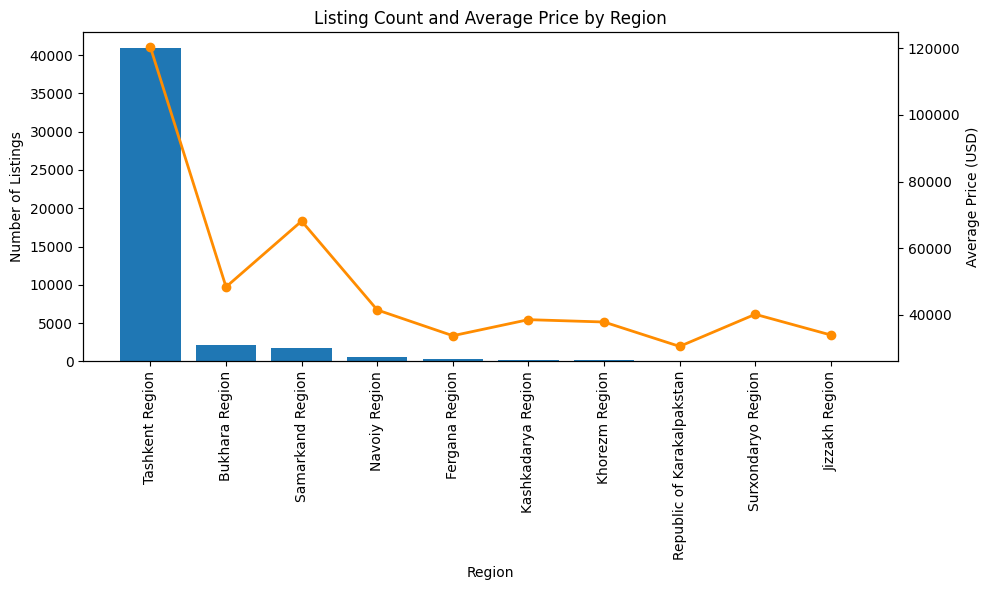
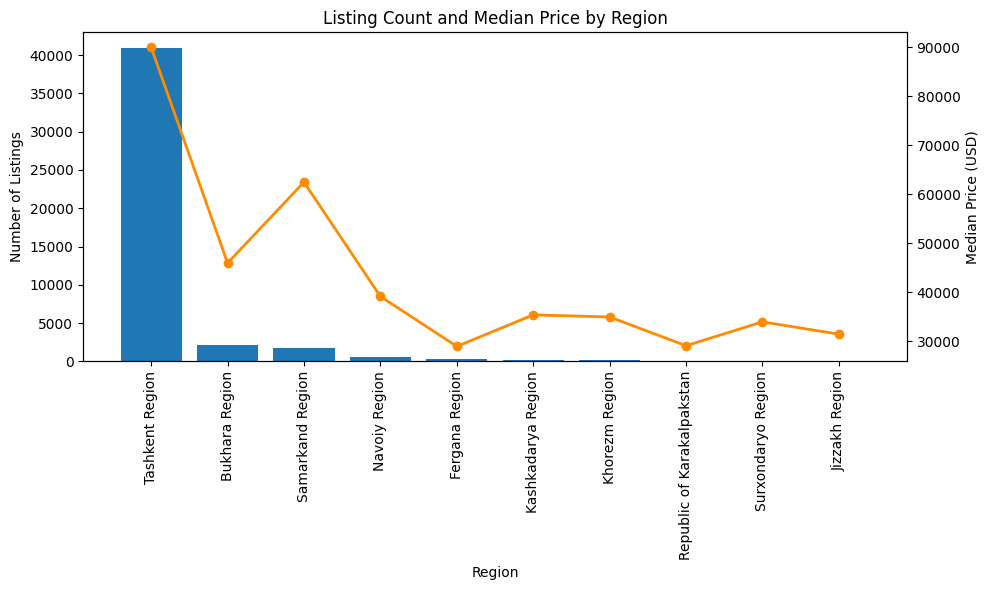
Code edit (unified diff) that turned the first committed figure into the second:
--- before
+++ after
@@ -6,5 +6,5 @@
 values_region = regions_pop.values
 
-avg_val_region = sale_df.groupby("region")["price_usd"].mean()
+avg_val_region = sale_df.groupby("region")["price_usd"].median()
 
 # Make sure average prices follow the same region order as bars
@@ -22,8 +22,8 @@
 ax2 = ax1.twinx()
 ax2.plot(indexes, avg_val_region.values, marker="o", linewidth=2, color="darkorange")
-ax2.set_ylabel("Average Price (USD)")
+ax2.set_ylabel("Median Price (USD)")
 
 # 5. Formatting
-plt.title("Listing Count and Average Price by Region")
+plt.title("Listing Count and Median Price by Region")
 ax1.tick_params(axis='x', rotation=90)
 plt.tight_layout()

Commit: Add Tashkent apartment analysis workbook